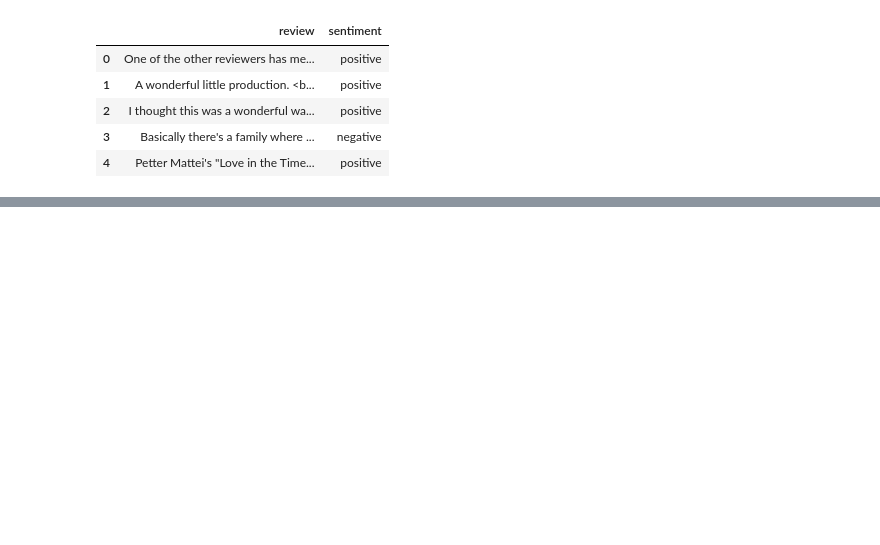
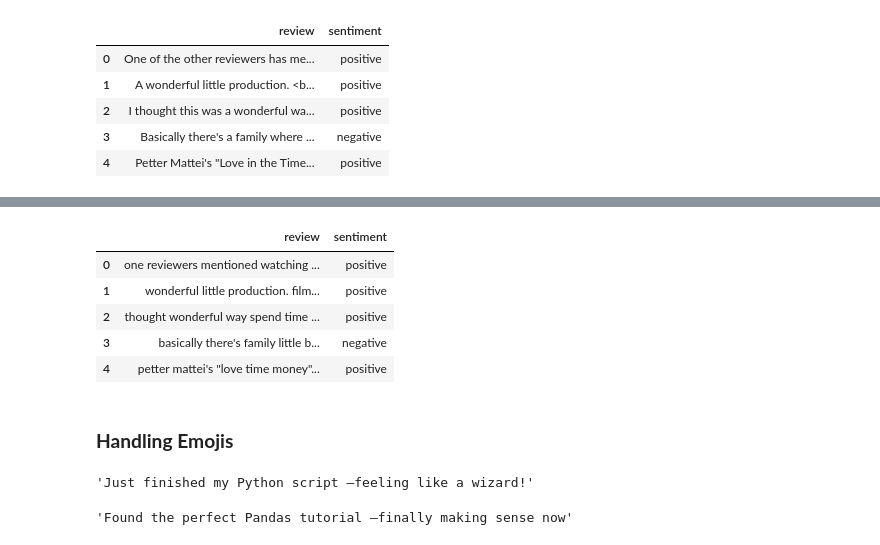
Before and after one commit to iAleeRaza/NLP, a Jupyter notebook: text_preprocessing/textpreprocessing.ipynb, the cells around one changed output, grey strips where cells are left out. Cells and saved outputs as stored; diff of their text form; code cells hidden in the pictures; blank space fills up the shorter version.

```diff
--- a/text_preprocessing/textpreprocessing.ipynb
+++ b/text_preprocessing/textpreprocessing.ipynb
@@ -15,0 +257,2 @@ df.head()
+# %%
+text = "Python is a poplar programing langwage used for web devlopment, data scince, and a.i. Its sintax is simpl and eazy to undarstand, making it great for begginers and expertts alike."
@@ -15,0 +287,6 @@ df.head()
+# %%
+def remove_stopwords(text):
+    stop_words = set(stopwords.words('english'))  # Use a set for O(1) lookup
+    words = text.split()
+    filtered_words = [word for word in words if word not in stop_words]
+    return ' '.join(filtered_words)
@@ -15,0 +306,13 @@ df.head()
+# %%
+df['review'] = df['review'].apply(remove_stopwords)
+# %%
+df.head()
+# %% [output]
+|  | review | sentiment |
+| 0 | one reviewers mentioned watching ... | positive |
+| 1 | wonderful little production. film... | positive |
+| 2 | thought wonderful way spend time ... | positive |
+| 3 | basically there's family little b... | negative |
+| 4 | petter mattei's "love time money"... | positive |
+# %% [markdown]
+<h3><b>Handling Emojis</b></h3>
@@ -15,0 +337,8 @@ df.head()
+# %%
+remove_emojis('Just finished my Python script 🐍💻—feeling like a wizard!🪄')
+# %% [output]
+'Just finished my Python script —feeling like a wizard!'
+# %%
+remove_emojis("Found the perfect Pandas tutorial 🐼🎓—finally making sense now")
+# %% [output]
+'Found the perfect Pandas tutorial —finally making sense now'
```
Also changed, not shown: parts of 52 cells of this notebook, 4 other files.
